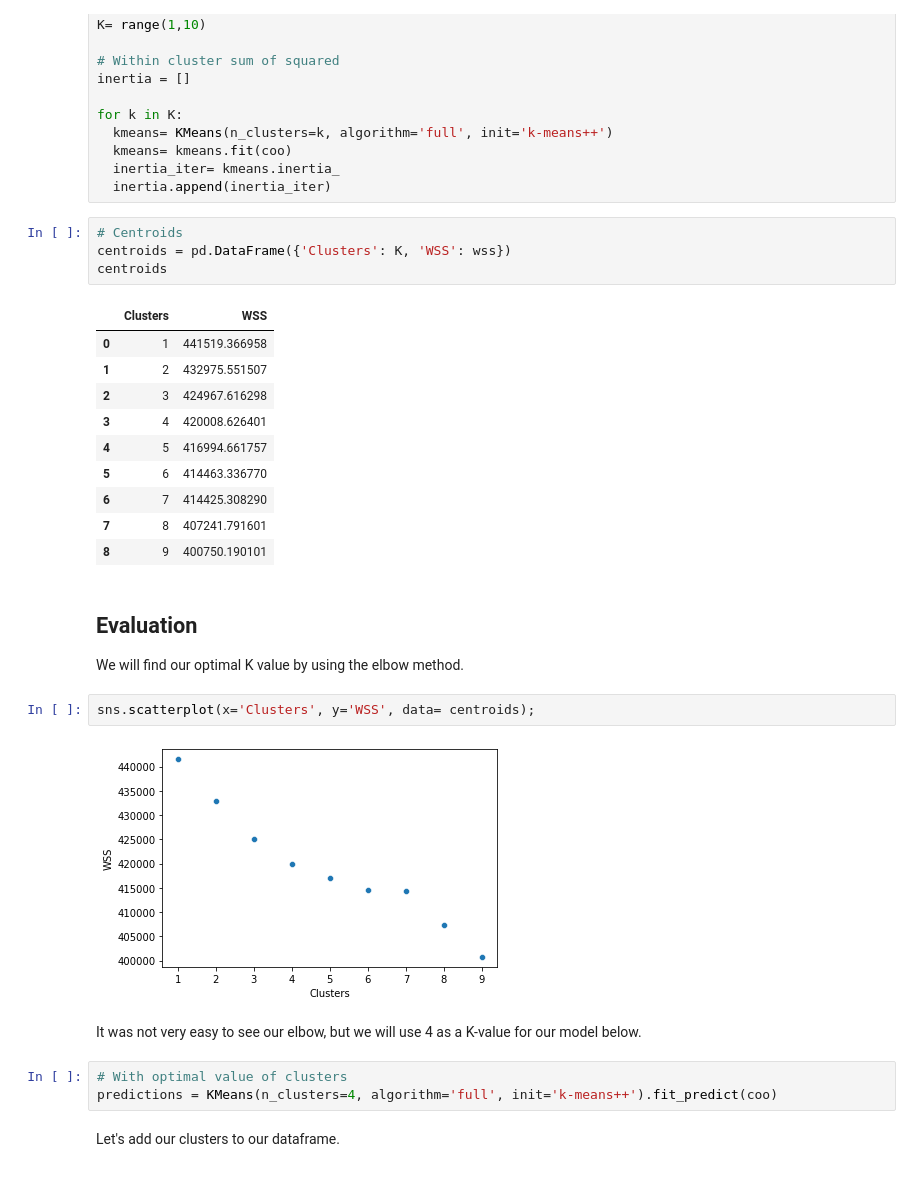
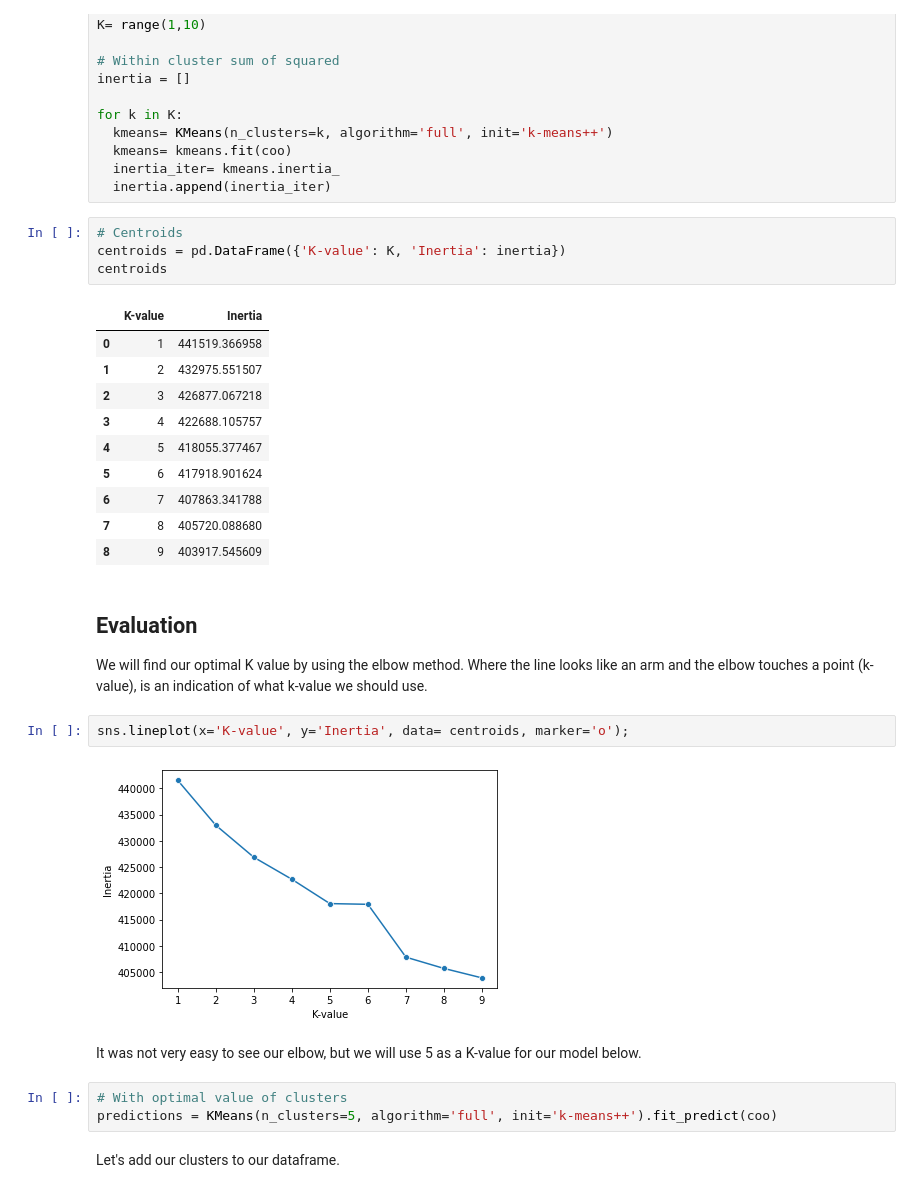
Before and after one commit to helenabarmer/machine_learning_intro, a Jupyter notebook: Clustering/clustering.ipynb, the cells around one changed output. Drawn from its saved outputs; the diff is of its cells as text.

```diff
--- a/Clustering/clustering.ipynb
+++ b/Clustering/clustering.ipynb
@@ -327,32 +327,32 @@ for k in K:
   inertia.append(inertia_iter)
 # %%
 # Centroids
-centroids = pd.DataFrame({'Clusters': K, 'WSS': wss})
+centroids = pd.DataFrame({'K-value': K, 'Inertia': inertia})
 centroids
 # %% [output]
-|  | Clusters | WSS |
+|  | K-value | Inertia |
 | 0 | 1 | 441519.366958 |
 | 1 | 2 | 432975.551507 |
-| 2 | 3 | 424967.616298 |
-| 3 | 4 | 420008.626401 |
-| 4 | 5 | 416994.661757 |
-| 5 | 6 | 414463.336770 |
-| 6 | 7 | 414425.308290 |
-| 7 | 8 | 407241.791601 |
-| 8 | 9 | 400750.190101 |
+| 2 | 3 | 426877.067218 |
+| 3 | 4 | 422688.105757 |
+| 4 | 5 | 418055.377467 |
+| 5 | 6 | 417918.901624 |
+| 6 | 7 | 407863.341788 |
+| 7 | 8 | 405720.088680 |
+| 8 | 9 | 403917.545609 |
 # %% [markdown]
 ## Evaluation
 
-We will find our optimal K value by using the elbow method.
+We will find our optimal K value by using the elbow method. Where the line looks like an arm and the elbow touches a point (k-value), is an indication of what k-value we should use.
 # %%
-sns.scatterplot(x='Clusters', y='WSS', data= centroids);
+sns.lineplot(x='K-value', y='Inertia', data= centroids, marker='o');
 # %% [output]
-[figure, old version]
+[figure, new version]
 # %% [markdown]
-It was not very easy to see our elbow, but we will use 4 as a K-value for our model below.
+It was not very easy to see our elbow, but we will use 5 as a K-value for our model below.
 # %%
 # With optimal value of clusters
-predictions = KMeans(n_clusters=4, algorithm='full', init='k-means++').fit_predict(coo)
+predictions = KMeans(n_clusters=5, algorithm='full', init='k-means++').fit_predict(coo)
 # %% [markdown]
 Let's add our clusters to our dataframe.
 # %%
```
Also changed, not shown: parts of 2 cells of this notebook.
